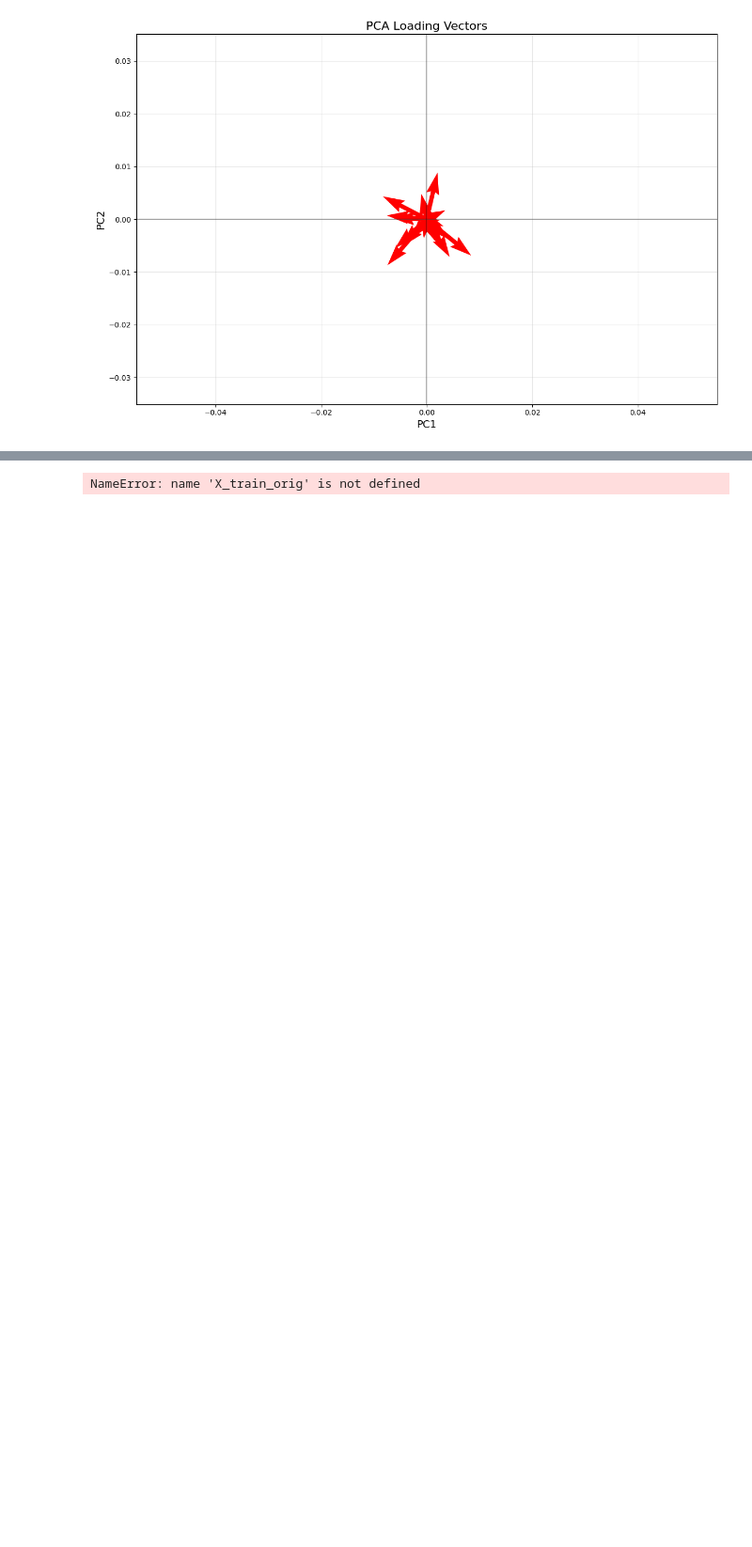
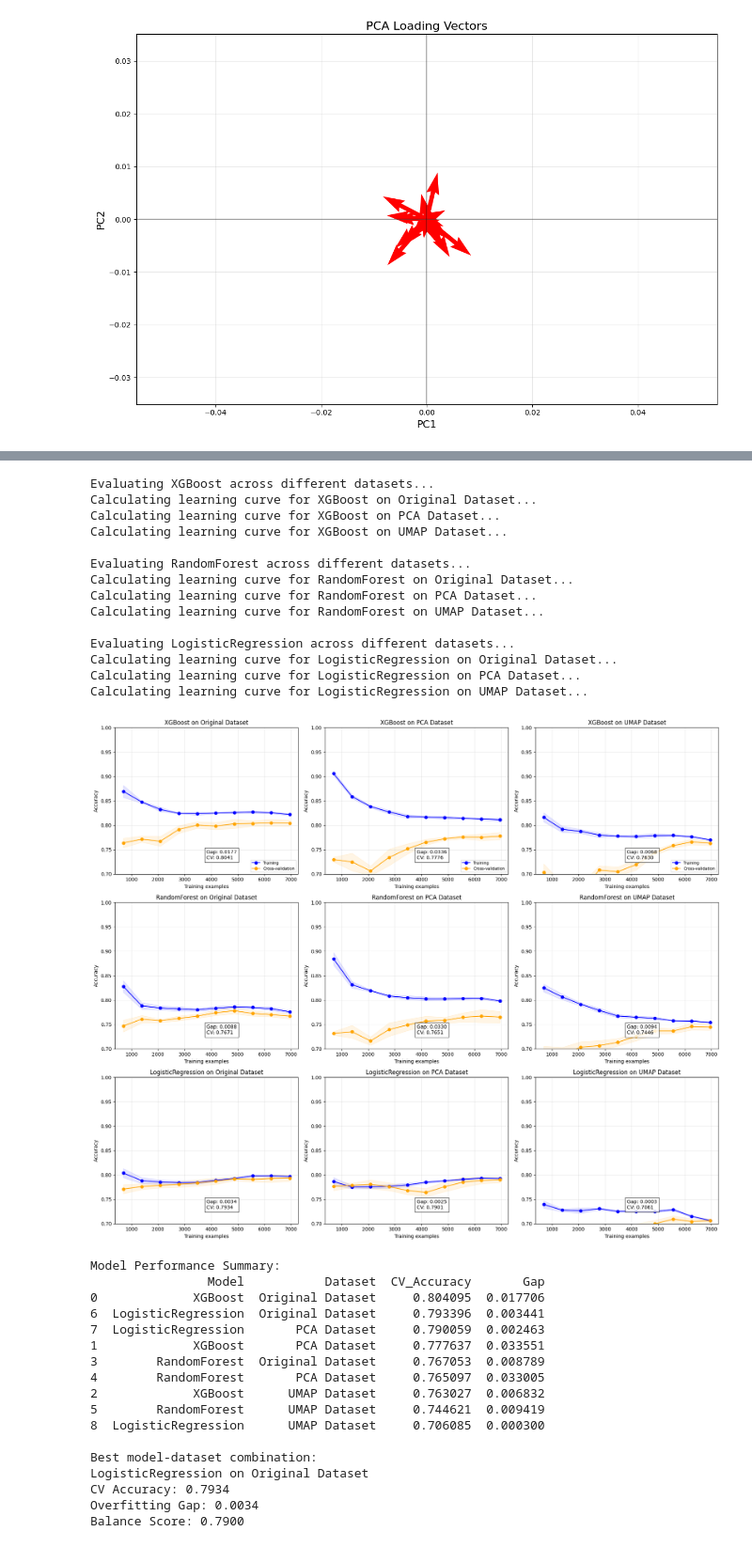
Before and after one commit to leiyese/spaceship_titanic_ml, a Jupyter notebook: main.ipynb, the cells around one changed output, grey strips where cells are left out. Shown at 94% size. Cells and saved outputs as stored; diff of their text form; code cells hidden in the pictures; blank space fills up the shorter version.

```diff
--- a/main.ipynb
+++ b/main.ipynb
@@ -2049,5 +2071,7 @@ PCA dataset shape: (8693, 18) (95% variance explained with 18 components)
 # %%
 # Define models to evaluate with improved regularization
+X_train_orig = X_train.copy()
+
 learning_curve_models = {
     'XGBoost': xgb.XGBClassifier(
         objective='binary:logistic',
@@ -2477,31 +2501,62 @@ if len(cluster_stats_df) > 1:
 # Summarize findings
 print("\nCluster Analysis Conclusions:")
 print(f"1. We identified {len(unique_clusters)} distinct clusters in the UMAP representation")
 if len(unique_clusters) > 1:
     if len(cluster_stats_df) > 0:
         best_cluster = cluster_stats_df.sort_values('Accuracy', ascending=False).iloc[0]
         worst_cluster = cluster_stats_df.sort_values('Accuracy').iloc[0]
         print(f"2. The best-performing cluster ({best_cluster['Cluster']}) achieved {best_cluster['Accuracy']:.4f} accuracy")
         print(f"3. The worst-performing cluster ({worst_cluster['Cluster']}) achieved {worst_cluster['Accuracy']:.4f} accuracy")
 
         # Check if class imbalance explains performance differences
         imbalance_corr = cluster_stats_df['Class_Balance'].corr(cluster_stats_df['Accuracy'])
         print(f"4. Correlation between class balance and accuracy: {imbalance_corr:.4f}")
 
         if abs(imbalance_corr) > 0.5:
             print("   - Class imbalance strongly affects model performance in different clusters")
         else:
             print("   - Class imbalance doesn't seem to be the main factor affecting performance")
 
     # Overall recommendation
     print("\nRECOMMENDATION:")
     if 'UMAP Dataset' in best_combo['Dataset']:
         print("UMAP is the recommended approach. Consider training separate models for different clusters to further improve performance.")
     else:
         print(f"{best_combo['Dataset']} with {best_combo['Model']} is recommended for its balance of accuracy and generalization.")
         if 'LogisticRegression' in best_combo['Model']:
             print("The simpler LogisticRegression model generalizes well, suggesting the relationships in the data may be largely linear.")
         elif 'PCA' in best_combo['Dataset']:
             print("PCA preprocessing reduces noise while preserving important variance, helping models generalize better.")
 # %% [output]
-NameError: name 'X_train_orig' is not defined
+Evaluating XGBoost across different datasets...
+Calculating learning curve for XGBoost on Original Dataset...
+Calculating learning curve for XGBoost on PCA Dataset...
+Calculating learning curve for XGBoost on UMAP Dataset...
+
+Evaluating RandomForest across different datasets...
+Calculating learning curve for RandomForest on Original Dataset...
+Calculating learning curve for RandomForest on PCA Dataset...
+Calculating learning curve for RandomForest on UMAP Dataset...
+
+Evaluating LogisticRegression across different datasets...
+Calculating learning curve for LogisticRegression on Original Dataset...
+Calculating learning curve for LogisticRegression on PCA Dataset...
+Calculating learning curve for LogisticRegression on UMAP Dataset...
+[figure, added]
+Model Performance Summary:
+                Model           Dataset  CV_Accuracy       Gap
+0             XGBoost  Original Dataset     0.804095  0.017706
+6  LogisticRegression  Original Dataset     0.793396  0.003441
+7  LogisticRegression       PCA Dataset     0.790059  0.002463
+1             XGBoost       PCA Dataset     0.777637  0.033551
+3        RandomForest  Original Dataset     0.767053  0.008789
+4        RandomForest       PCA Dataset     0.765097  0.033005
+2             XGBoost      UMAP Dataset     0.763027  0.006832
+5        RandomForest      UMAP Dataset     0.744621  0.009419
+8  LogisticRegression      UMAP Dataset     0.706085  0.000300
+
+Best model-dataset combination:
+LogisticRegression on Original Dataset
+CV Accuracy: 0.7934
+Overfitting Gap: 0.0034
+Balance Score: 0.7900
```
Also changed, not shown: parts of 2 cells of this notebook.
